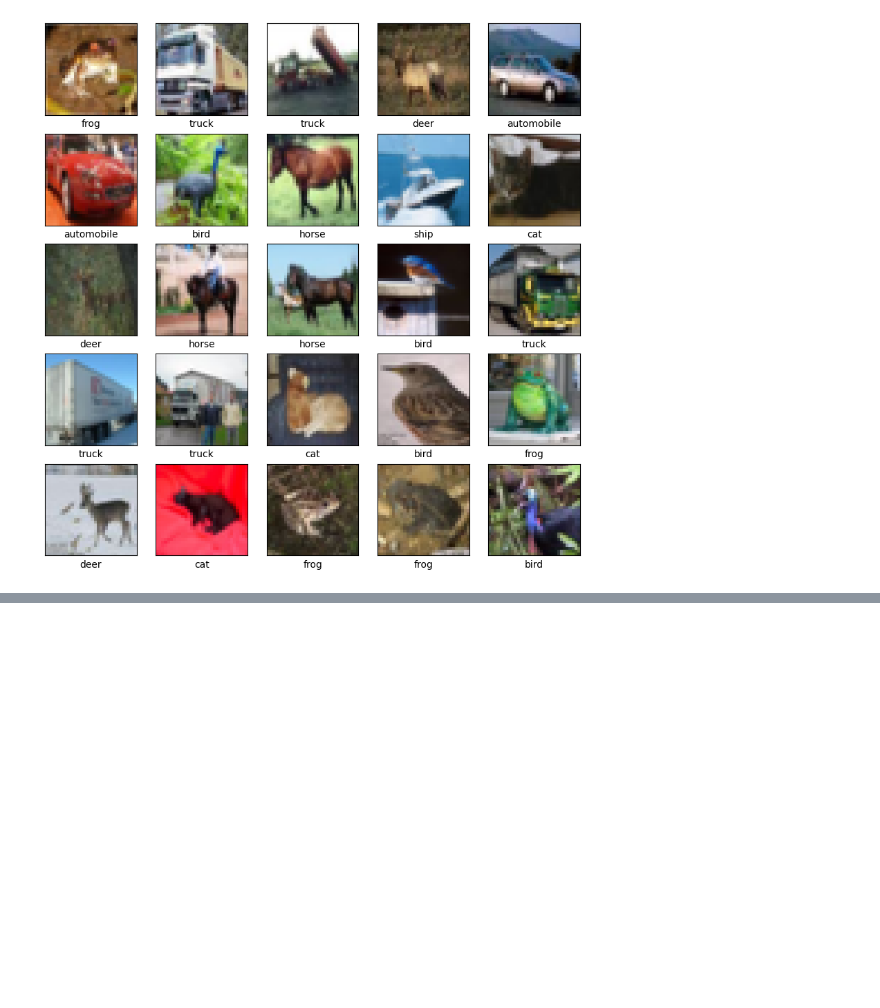
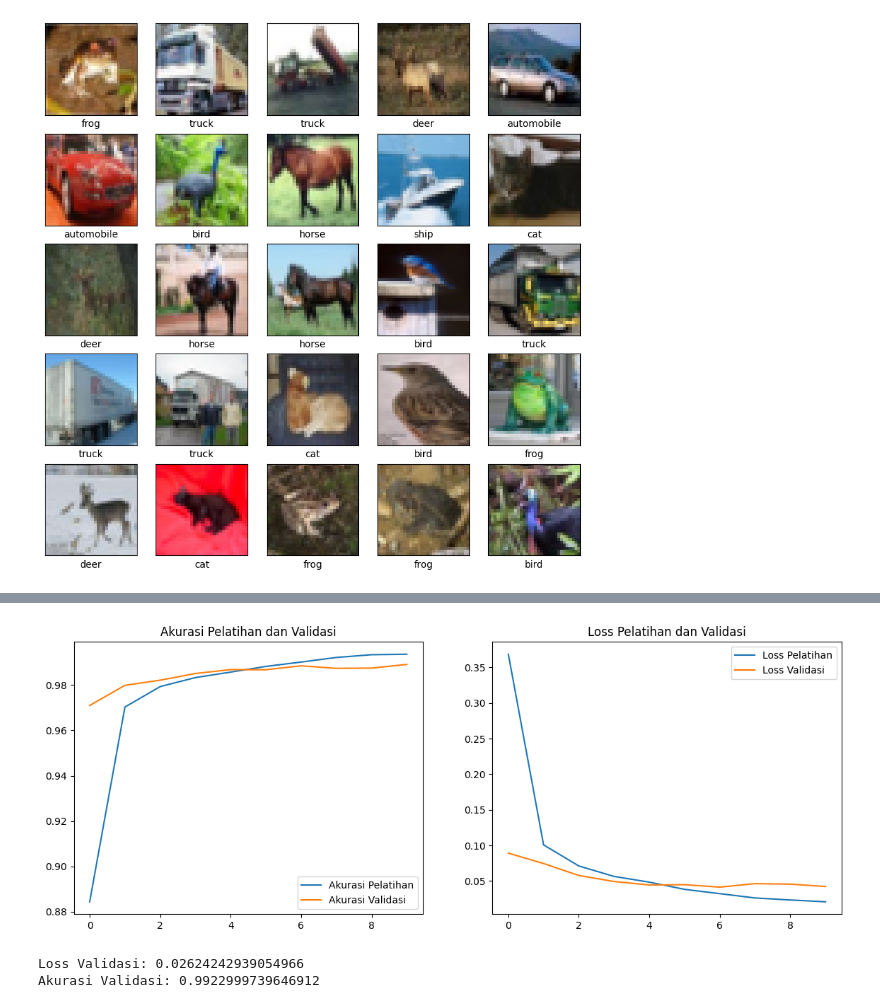
Before and after one commit to ylnrahma/Machlearn_TI, a Jupyter notebook: TUGAS_CNN_KELOMPOK_6.ipynb, the cells around one changed output, grey strips where cells are left out. Cells and saved outputs as stored; diff of their text form; code cells hidden in the pictures; blank space fills up the shorter version.

```diff
--- a/TUGAS_CNN_KELOMPOK_6.ipynb
+++ b/TUGAS_CNN_KELOMPOK_6.ipynb
@@ -93,0 +157,3 @@ Epoch 100/100
+# %%
+train_labels = to_categorical(train_labels, num_classes=10)
+test_labels = to_categorical(test_labels, num_classes=10)
@@ -93,0 +168,16 @@ Epoch 100/100
+# %%
+model = Sequential()
+model.add(Conv2D(32, kernel_size=(3, 3), activation='relu', input_shape=(28,28,1)))
+model.add(MaxPooling2D((2, 2)))
+model.add(Conv2D(64, kernel_size=(3, 3), activation='relu'))
+model.add(MaxPooling2D((2, 2)))
+model.add(Flatten())
+model.add(Dense(128, activation='relu'))
+model.add(Dropout(0.2))
+model.add(Dense(64, activation='relu'))
+model.add(Dropout(0.2))
+model.add(Dense(10, activation='softmax'))
+# %%
+model.compile(optimizer='adam', loss='categorical_crossentropy', metrics=['accuracy'])
+# %%
+history = model.fit(train_images, train_labels, epochs=10, batch_size=128, verbose=2, validation_split=0.3)
@@ -93,0 +204,25 @@ Epoch 100/100
+# %%
+plt.figure(figsize=(14, 5))
+
+plt.subplot(1, 2, 1)
+plt.plot(history.history['accuracy'], label='Akurasi Pelatihan')
+plt.plot(history.history['val_accuracy'], label='Akurasi Validasi')
+plt.legend(loc='lower right')
+plt.title('Akurasi Pelatihan dan Validasi')
+
+plt.subplot(1, 2, 2)
+plt.plot(history.history['loss'], label='Loss Pelatihan')
+plt.plot(history.history['val_loss'], label='Loss Validasi')
+plt.legend(loc='upper right')
+plt.title('Loss Pelatihan dan Validasi')
+
+plt.show()
+# %% [output]
+[figure, added]
+# %%
+validation_loss, validation_accuracy = model.evaluate(test_images, test_labels, verbose=False)
+print("Loss Validasi:", validation_loss)
+print("Akurasi Validasi:", validation_accuracy)
+# %% [output]
+Loss Validasi: 0.02624242939054966
+Akurasi Validasi: 0.9922999739646912
```
Also changed, not shown: parts of 18 cells of this notebook.
